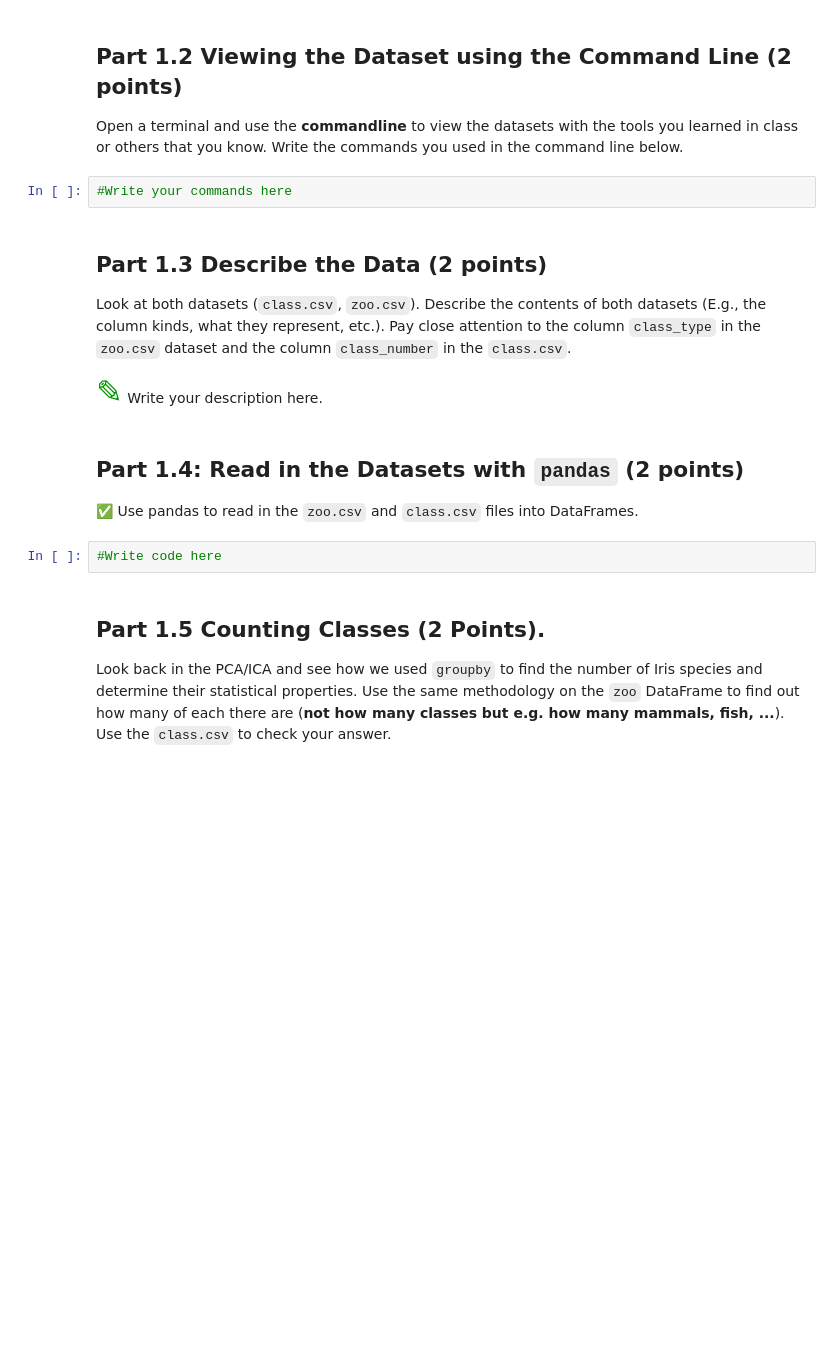
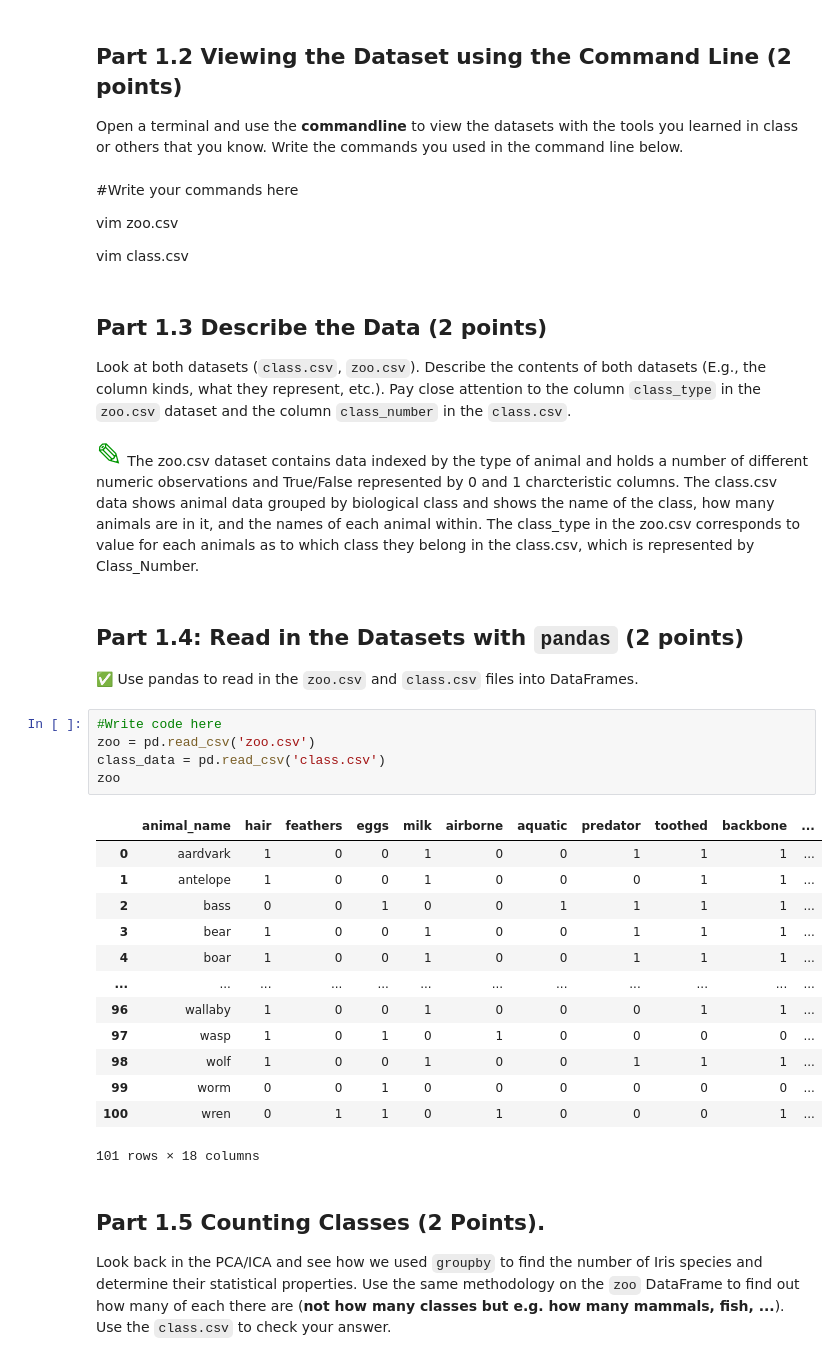
Before and after one commit to selembad/cmse_202_hw_repo, a Jupyter notebook: hw-02/csme202_HW-02_PandasAndObjects.ipynb, the cells around one changed output. Drawn from its saved outputs; the diff is of its cells as text; blank space fills up the shorter version.

```diff
--- a/hw-02/csme202_HW-02_PandasAndObjects.ipynb
+++ b/hw-02/csme202_HW-02_PandasAndObjects.ipynb
@@ -69,20 +78,41 @@ Write the commands you used to download the datasets in the Jupyter notebook cel
 ## Part 1.2 Viewing the Dataset using the Command Line (2 points)
 
 Open a terminal and use the **commandline** to view the datasets with the tools you learned in class or others that you know. Write the commands you used in the command line below.
-# %%
-#Write your commands here
+# %% [markdown]
+#Write your commands here
+
+vim zoo.csv
+
+vim class.csv
 # %% [markdown]
 ## Part 1.3 Describe the Data (2 points)
 
 Look at both datasets (`class.csv`, `zoo.csv`). Describe the contents of both datasets (E.g., the column kinds, what they represent, etc.). Pay close attention to the column `class_type` in the `zoo.csv` dataset and the column `class_number` in the `class.csv`.
 # %% [markdown]
-<font size=6 color="#009600">&#9998;</font> Write your description here.
+<font size=6 color="#009600">&#9998;</font> The zoo.csv dataset contains data indexed by the type of animal and holds a number of different numeric observations and True/False represented by 0 and 1 charcteristic columns. The class.csv data shows animal data grouped by biological class and shows the name of the class, how many animals are in it, and the names of each animal within. The class_type in the zoo.csv corresponds to value for each animals as to which class they belong in the class.csv, which is represented by Class_Number.
 # %% [markdown]
 ## Part 1.4: Read in the Datasets with `pandas` (2 points)
 
 &#9989; Use pandas to read in the `zoo.csv` and `class.csv` files into DataFrames.
 # %%
 #Write code here
+zoo = pd.read_csv('zoo.csv')
+class_data = pd.read_csv('class.csv')
+zoo
+# %% [output]
+|  | animal_name | hair | feathers | eggs | milk | airborne | aquatic | predator | toothed | backbone | ... |
+| 0 | aardvark | 1 | 0 | 0 | 1 | 0 | 0 | 1 | 1 | 1 | ... |
+| 1 | antelope | 1 | 0 | 0 | 1 | 0 | 0 | 0 | 1 | 1 | ... |
+| 2 | bass | 0 | 0 | 1 | 0 | 0 | 1 | 1 | 1 | 1 | ... |
+| 3 | bear | 1 | 0 | 0 | 1 | 0 | 0 | 1 | 1 | 1 | ... |
+| 4 | boar | 1 | 0 | 0 | 1 | 0 | 0 | 1 | 1 | 1 | ... |
+| ... | ... | ... | ... | ... | ... | ... | ... | ... | ... | ... | ... |
+| 96 | wallaby | 1 | 0 | 0 | 1 | 0 | 0 | 0 | 1 | 1 | ... |
+| 97 | wasp | 1 | 0 | 1 | 0 | 1 | 0 | 0 | 0 | 0 | ... |
+| 98 | wolf | 1 | 0 | 0 | 1 | 0 | 0 | 1 | 1 | 1 | ... |
+| 99 | worm | 0 | 0 | 1 | 0 | 0 | 0 | 0 | 0 | 0 | ... |
+| 100 | wren | 0 | 1 | 1 | 0 | 1 | 0 | 0 | 0 | 1 | ... |
+101 rows × 18 columns
 # %% [markdown]
 ## Part 1.5 Counting Classes (2 Points).
 
```
Also changed, not shown: parts of 11 cells of this notebook.
